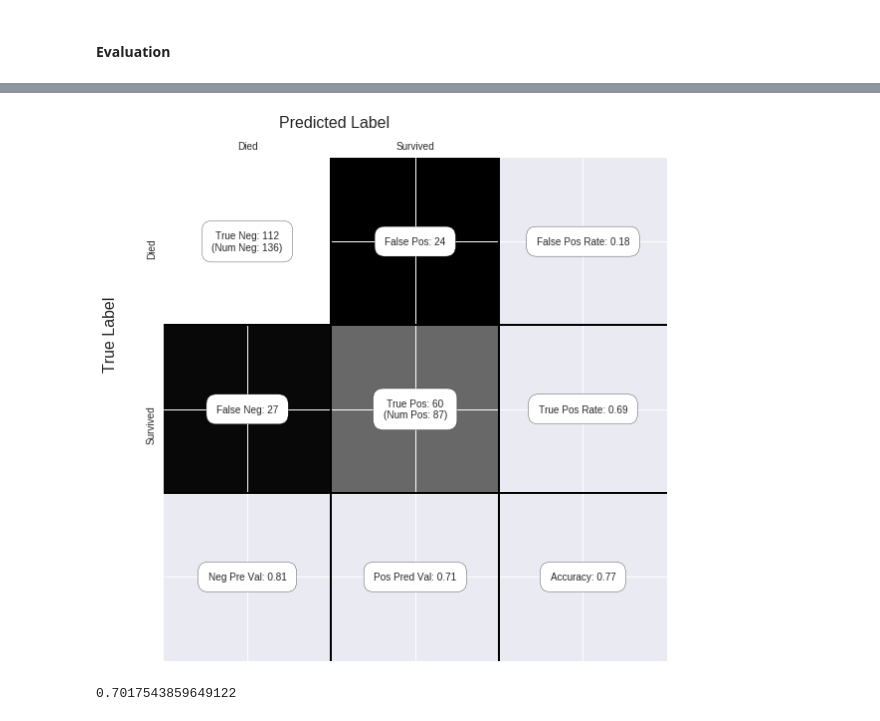
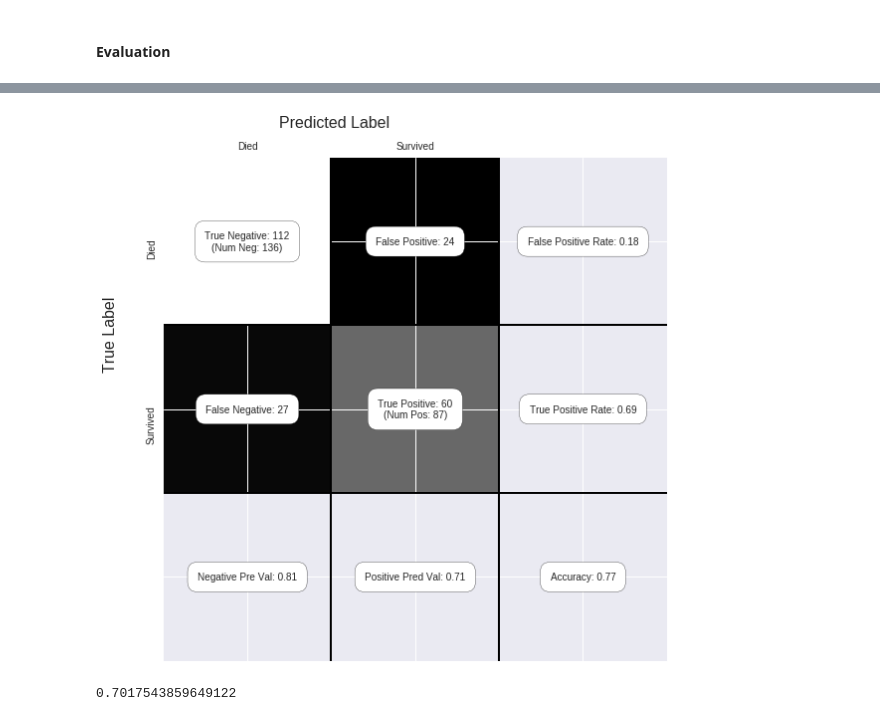
Before and after one commit to GiulioRossetti/SoBigData_courses, a Jupyter notebook: Intro_to_data_analysis_with_python/3. Case Study - Titanic data exploration.ipynb, the cells around one changed output, grey strips where cells are left out. Cells and saved outputs as stored; diff of their text form; code cells hidden in the pictures.

```diff
--- a/Intro_to_data_analysis_with_python/3. Case Study - Titanic data exploration.ipynb
+++ b/Intro_to_data_analysis_with_python/3. Case Study - Titanic data exploration.ipynb
@@ -512,69 +541,69 @@ def show_confusion_matrix(C,class_labels=['0','1']):
 
     # Fill in initial metrics: tp, tn, etc...
     ax.text(0,0,
-            'True Neg: %d\n(Num Neg: %d)'%(tn,NN),
+            'True Negative: %d\n(Num Neg: %d)'%(tn,NN),
             va='center',
             ha='center',
             bbox=dict(fc='w',boxstyle='round,pad=1'))
 
     ax.text(0,1,
-            'False Neg: %d'%fn,
+            'False Negative: %d'%fn,
             va='center',
             ha='center',
             bbox=dict(fc='w',boxstyle='round,pad=1'))
 
     ax.text(1,0,
-            'False Pos: %d'%fp,
+            'False Positive: %d'%fp,
             va='center',
             ha='center',
             bbox=dict(fc='w',boxstyle='round,pad=1'))
 
 
     ax.text(1,1,
-            'True Pos: %d\n(Num Pos: %d)'%(tp,NP),
+            'True Positive: %d\n(Num Pos: %d)'%(tp,NP),
             va='center',
             ha='center',
             bbox=dict(fc='w',boxstyle='round,pad=1'))
 
     # Fill in secondary metrics: accuracy, true pos rate, etc...
     ax.text(2,0,
-            'False Pos Rate: %.2f'%(fp / (fp+tn+0.)),
+            'False Positive Rate: %.2f'%(fp / (fp+tn+0.)),
             va='center',
             ha='center',
             bbox=dict(fc='w',boxstyle='round,pad=1'))
 
     ax.text(2,1,
-            'True Pos Rate: %.2f'%(tp / (tp+fn+0.)),
+            'True Positive Rate: %.2f'%(tp / (tp+fn+0.)),
             va='center',
             ha='center',
             bbox=dict(fc='w',boxstyle='round,pad=1'))
 
     ax.text(2,2,
             'Accuracy: %.2f'%((tp+tn+0.)/N),
             va='center',
             ha='center',
             bbox=dict(fc='w',boxstyle='round,pad=1'))
 
     ax.text(0,2,
-            'Neg Pre Val: %.2f'%(1-fn/(fn+tn+0.)),
+            'Negative Pre Val: %.2f'%(1-fn/(fn+tn+0.)),
             va='center',
             ha='center',
             bbox=dict(fc='w',boxstyle='round,pad=1'))
 
     ax.text(1,2,
-            'Pos Pred Val: %.2f'%(tp/(tp+fp+0.)),
+            'Positive Pred Val: %.2f'%(tp/(tp+fp+0.)),
             va='center',
             ha='center',
             bbox=dict(fc='w',boxstyle='round,pad=1'))
 
 
     plt.tight_layout()
     plt.show()
 
 c = confusion_matrix(y_holdout, logreg.predict(x_holdout))
 show_confusion_matrix(c, ['Died', 'Survived'])
 # %% [output]
-[figure, old version]
+[figure, new version]
 # %%
 f1_score(y_holdout, logreg.predict(x_holdout))
 # %% [output]
```
Also changed, not shown: parts of 23 cells of this notebook.
